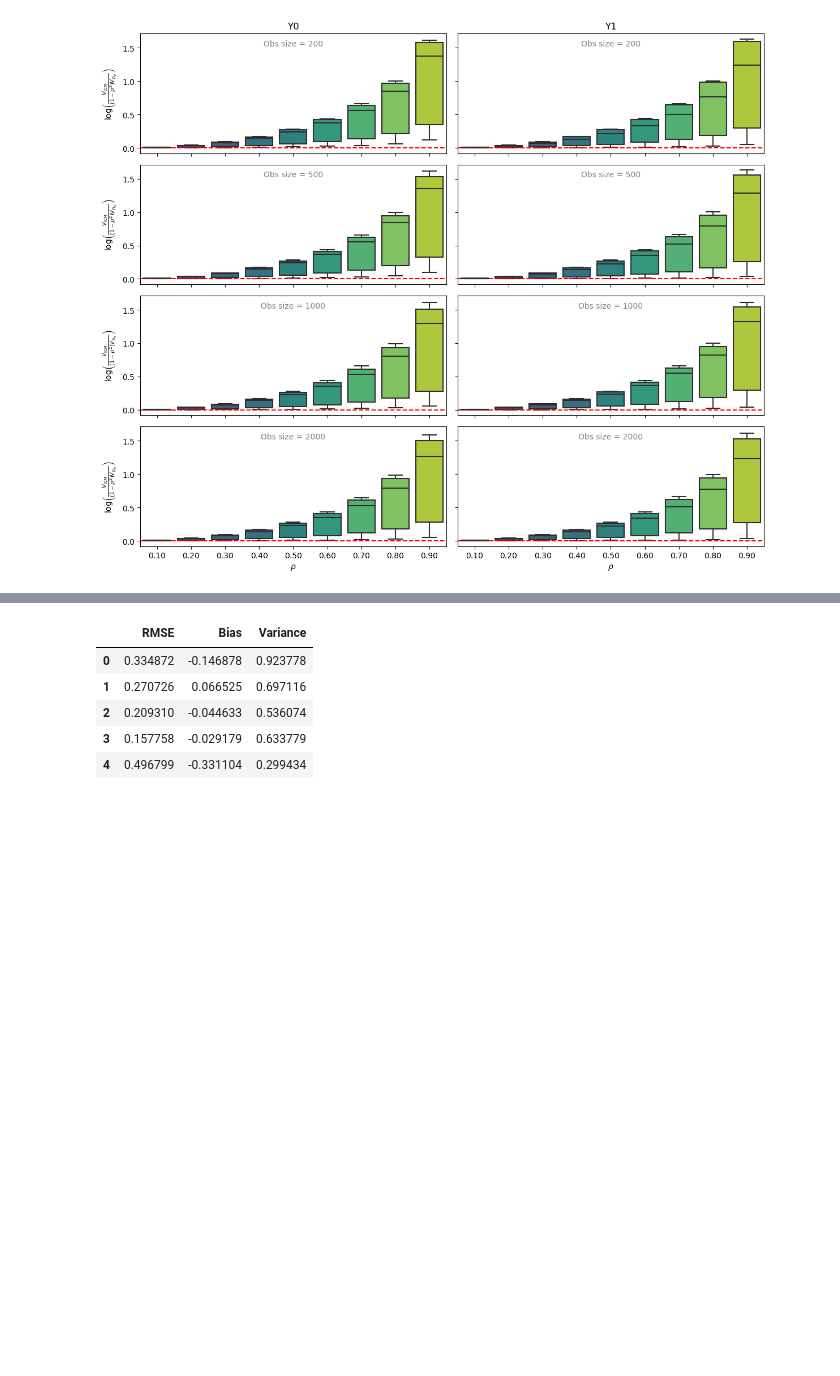
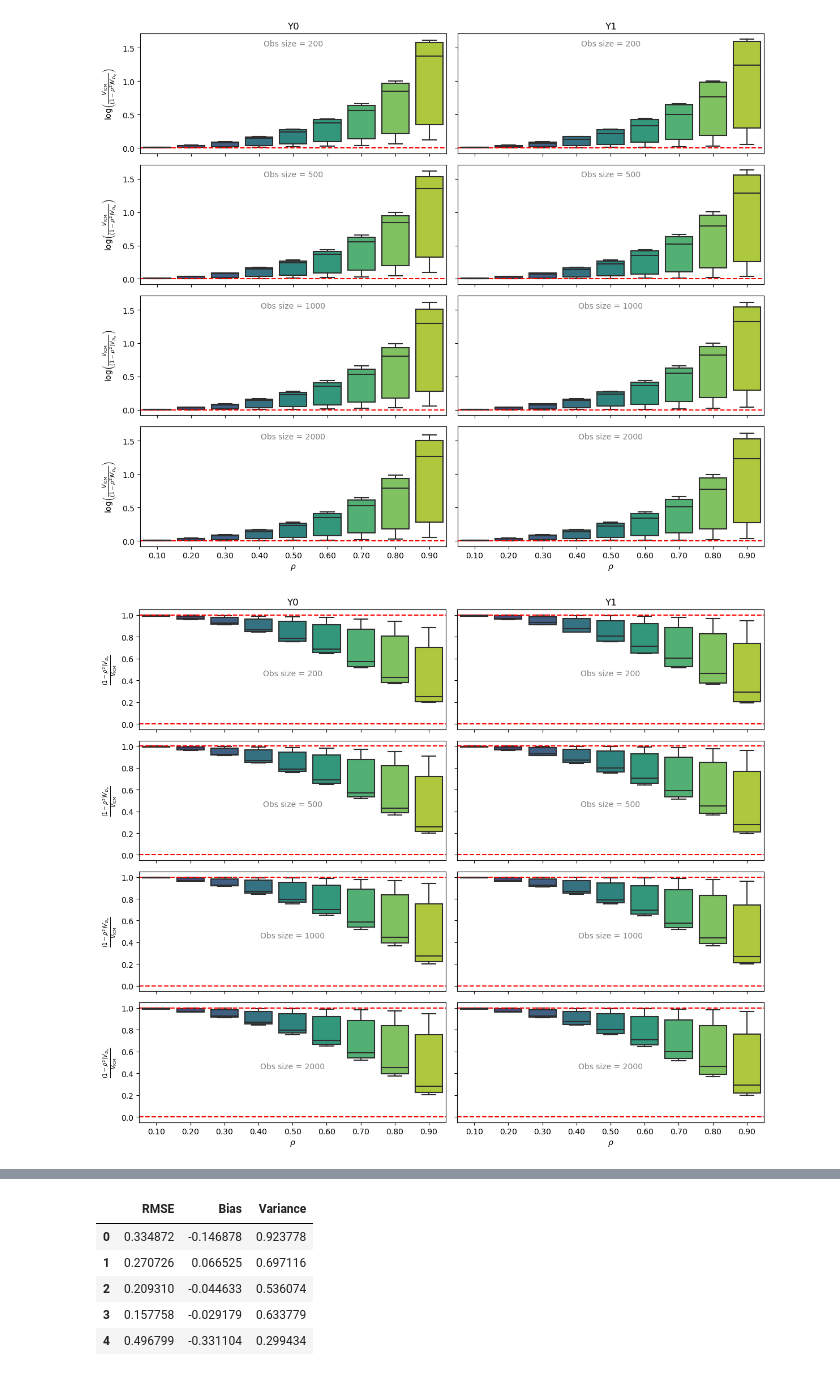
Before and after one commit to EvanDimitriou/CausalICM, a Jupyter notebook: CLeaR/rebuttals/plot.ipynb, the cells around one changed output, grey strips where cells are left out. Drawn from its saved outputs; the diff is of its cells as text; code cells hidden in the pictures; blank space fills up the shorter version.

Commit message:
Plots

```diff
--- a/CLeaR/rebuttals/plot.ipynb
+++ b/CLeaR/rebuttals/plot.ipynb
@@ -388,3 +388,61 @@ plt.tight_layout()
 plt.show()
 # %% [output]
 [figure]
+# %%
+eps = 1e-12  # small constant to avoid division by zero / log(0)
+
+df_Y0_all['log_ratio'] = (df_Y0_all['scaled_exp_var'] + eps)/(df_Y0_all['ICM_var'] + eps)
+df_Y1_all['log_ratio'] = (df_Y1_all['scaled_exp_var'] + eps)/(df_Y1_all['ICM_var'] + eps)
+
+df_Y0_all['Arm'] = 'Y0'
+df_Y1_all['Arm'] = 'Y1'
+df_diff_all = pd.concat([df_Y0_all, df_Y1_all], ignore_index=True)
+
+obs_sizes = [200, 500, 1000, 2000]
+arms = ['Y0', 'Y1']
+
+fig, axes = plt.subplots(len(obs_sizes), len(arms), figsize=(12, 10), sharey=True, sharex=True)
+
+if len(obs_sizes) == 1:
+    axes = axes[np.newaxis, :]
+if len(arms) == 1:
+    axes = axes[:, np.newaxis]
+
+for j, arm in enumerate(arms):
+    for i, obs_size in enumerate(obs_sizes):
+        ax = axes[i, j]
+
+        df_plot = df_diff_all[(df_diff_all['obs_sample_size'] == obs_size) &
+                              (df_diff_all['Arm'] == arm)]
+
+        sns.boxplot(x='rho', y='log_ratio', data=df_plot, palette="viridis", ax=ax)
+        ax.axhline(0, color='red', linestyle='--', lw=1.5)  # log ratio = 0 ⇔ ratio = 1
+        ax.axhline(1, color='red', linestyle='--', lw=1.5)  # log ratio = 0 ⇔ ratio = 1
+
+        # x-ticks
+        unique_rhos = np.round(sorted(df_plot['rho'].unique()), 2)
+        ax.set_xticks(range(len(unique_rhos)))
+        ax.set_xticklabels([f"{r:.2f}" for r in unique_rhos])
+
+        # Column title
+        if i == 0:
+            ax.set_title(arm, fontsize=12)
+
+        # Subtitle
+        ax.text(0.5, 0.5, f"Obs size = {obs_size}", transform=ax.transAxes,
+                ha='center', va='top', fontsize=10, color='gray')
+
+        if i == len(obs_sizes) - 1:
+            ax.set_xlabel(r"$\rho$")
+        else:
+            ax.set_xlabel('')
+
+        if j == 0:
+            ax.set_ylabel(r"$\frac{(1-\rho^2)V_{\mathcal{D}_e}}{V_{\mathrm{ICM}}}$")
+        else:
+            ax.set_ylabel('')
+
+plt.tight_layout()
+plt.show()
+# %% [output]
+[figure, added]
```
Also changed, not shown: parts of 6 cells of this notebook, 2 other files.
